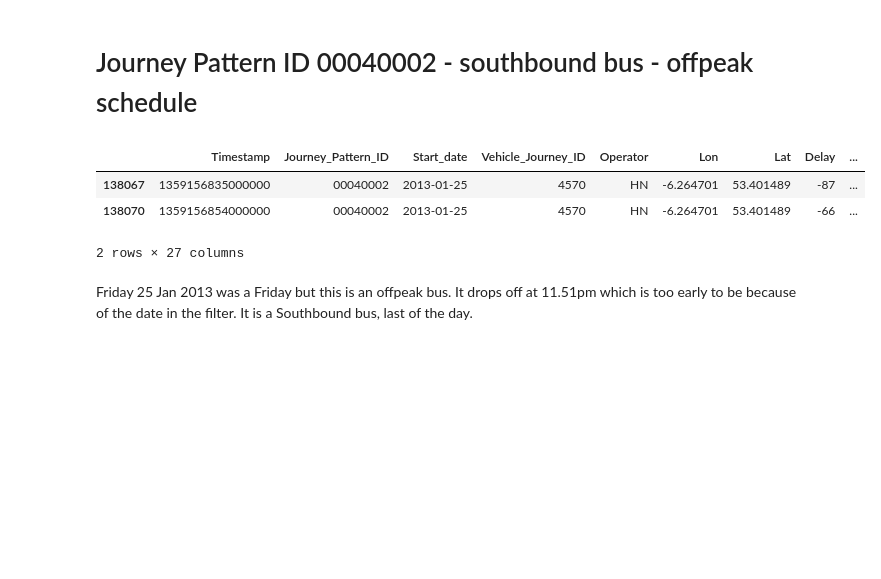
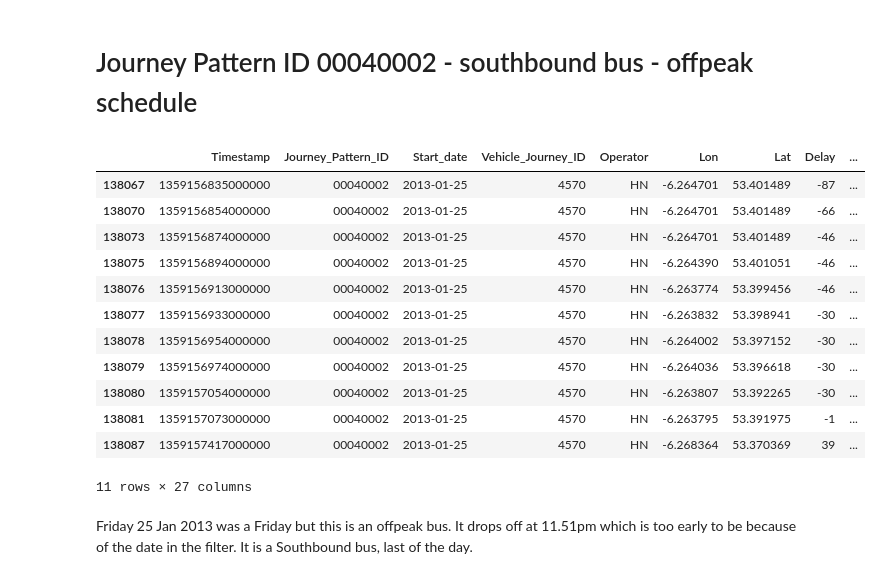
Before and after one commit to andrew-ocallaghan-ie/The11thHour, a Jupyter notebook: Dublin_bus_v1.1.ipynb, the cells around one changed output. Drawn from its saved outputs; the diff is of its cells as text; code cells hidden in the pictures; blank space fills up the shorter version.

```diff
--- a/Dublin_bus_v1.1.ipynb
+++ b/Dublin_bus_v1.1.ipynb
@@ -260,6 +274,3 @@ df_bus_stop_route4.head()
 | 2 | 113 | 3 | Ballymun Road |
 | 3 | 147 | 4 | Mobhi Road |
 | 4 | 273 | 5 | O'Connell St |
-# %%
-df_bus_stop_route4 = df_bus_stop_route4.drop('stop_order_y', 1)
-df_bus_stop_route4.head()
@@ -739,12 +761,21 @@ This is a northbound bus - taking approx 58 minutes but coming in at only 19 sec
 #df[df['Journey_Pattern_ID'] == '00040002']
 # %%
 df_subset5 = df.loc[(df.Vehicle_ID == 43047) & (df.Vehicle_Journey_ID == 4570) & (df.Start_date == '2013-01-25')]
-df_subset5.head(2)
+df_subset5
 # %% [output]
 |  | Timestamp | Journey_Pattern_ID | Start_date | Vehicle_Journey_ID | Operator | Lon | Lat | Delay | ... |
 | 138067 | 1359156835000000 | 00040002 | 2013-01-25 | 4570 | HN | -6.264701 | 53.401489 | -87 | ... |
 | 138070 | 1359156854000000 | 00040002 | 2013-01-25 | 4570 | HN | -6.264701 | 53.401489 | -66 | ... |
+| 138073 | 1359156874000000 | 00040002 | 2013-01-25 | 4570 | HN | -6.264701 | 53.401489 | -46 | ... |
+| 138075 | 1359156894000000 | 00040002 | 2013-01-25 | 4570 | HN | -6.264390 | 53.401051 | -46 | ... |
+| 138076 | 1359156913000000 | 00040002 | 2013-01-25 | 4570 | HN | -6.263774 | 53.399456 | -46 | ... |
+| 138077 | 1359156933000000 | 00040002 | 2013-01-25 | 4570 | HN | -6.263832 | 53.398941 | -30 | ... |
+| 138078 | 1359156954000000 | 00040002 | 2013-01-25 | 4570 | HN | -6.264002 | 53.397152 | -30 | ... |
+| 138079 | 1359156974000000 | 00040002 | 2013-01-25 | 4570 | HN | -6.264036 | 53.396618 | -30 | ... |
+| 138080 | 1359157054000000 | 00040002 | 2013-01-25 | 4570 | HN | -6.263807 | 53.392265 | -30 | ... |
+| 138081 | 1359157073000000 | 00040002 | 2013-01-25 | 4570 | HN | -6.263795 | 53.391975 | -1 | ... |
+| 138087 | 1359157417000000 | 00040002 | 2013-01-25 | 4570 | HN | -6.268364 | 53.370369 | 39 | ... |
-2 rows × 27 columns
+11 rows × 27 columns
 # %% [markdown]
 Friday 25 Jan 2013 was a Friday but this is an offpeak bus.  It drops off at 11.51pm which is too early to be because of the date in the filter. It is a Southbound bus, last of the day.
 # %% [markdown]
```
Also changed, not shown: parts of 18 cells of this notebook.
